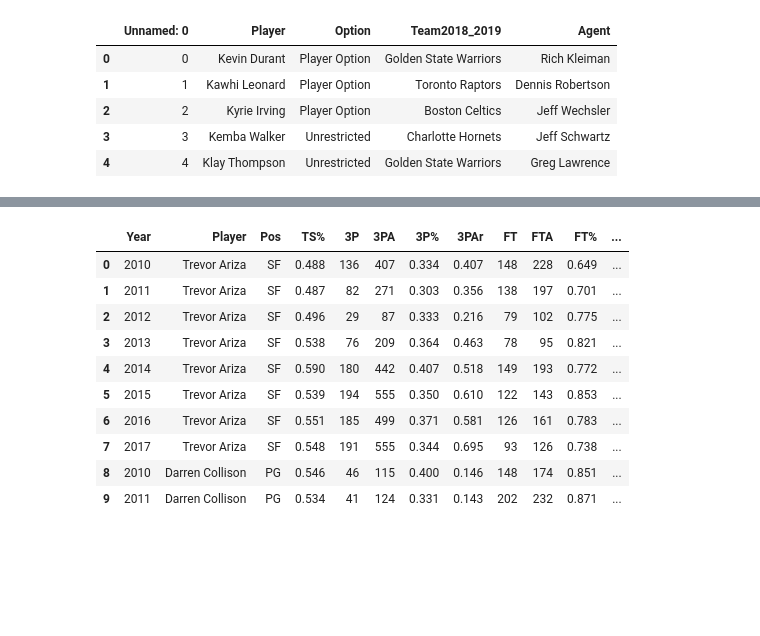
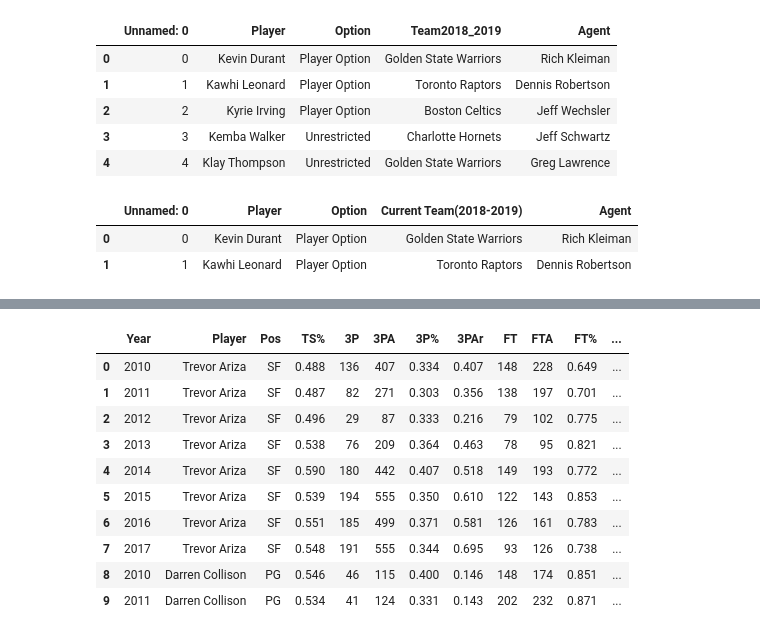
Before and after one commit to mirajpatel19/Portfolio, a Jupyter notebook: Projects/Data Exploratory/NBA Stats - Los Angeles Lakers.ipynb, the cells around one changed output, grey strips where cells are left out. Cells and saved outputs as stored; diff of their text form; code cells hidden in the pictures; blank space fills up the shorter version.

```diff
--- a/Projects/Data Exploratory/NBA Stats - Los Angeles Lakers.ipynb
+++ b/Projects/Data Exploratory/NBA Stats - Los Angeles Lakers.ipynb
@@ -255,6 +241,14 @@ freeAgents.head()
 | 2 | 2 | Kyrie Irving | Player Option | Boston Celtics | Jeff Wechsler |
 | 3 | 3 | Kemba Walker | Unrestricted | Charlotte Hornets | Jeff Schwartz |
 | 4 | 4 | Klay Thompson | Unrestricted | Golden State Warriors | Greg Lawrence |
+# %%
+#Lets rename the column, 'Team2018_2019' to 'Current Team(2018-2019)'
+freeAgents.rename(columns={'Team2018_2019':'Current Team(2018-2019)'}, inplace=True)
+freeAgents.head(2)
+# %% [output]
+|  | Unnamed: 0 | Player | Option | Current Team(2018-2019) | Agent |
+| 0 | 0 | Kevin Durant | Player Option | Golden State Warriors | Rich Kleiman |
+| 1 | 1 | Kawhi Leonard | Player Option | Toronto Raptors | Dennis Robertson |
 # %%
 #Drop unnecessary columns
 freeAgents.drop(columns='Unnamed: 0', inplace=True)
```
Also changed, not shown: parts of 17 cells of this notebook, 2 other files.
